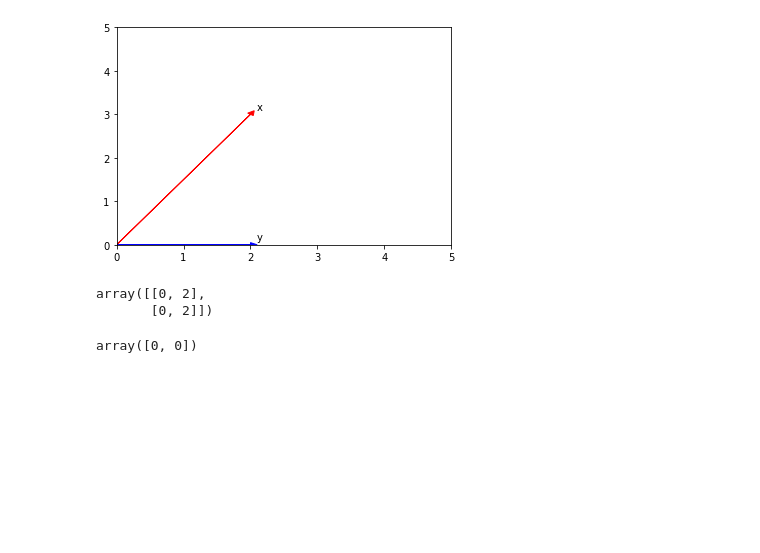
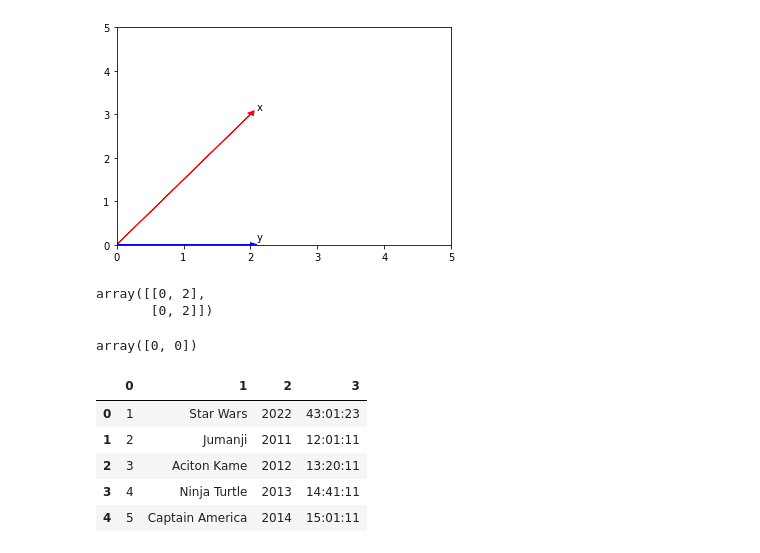
Before and after one commit to sultania-p/Data-Science, a Jupyter notebook: Coursera_IBM_data_science/Notebooks For Practise/pandas_&_numpy.ipynb, the cells around one changed output. Drawn from its saved outputs; the diff is of its cells as text; code cells hidden in the pictures; blank space fills up the shorter version.

```diff
--- a/Coursera_IBM_data_science/Notebooks For Practise/pandas_&_numpy.ipynb
+++ b/Coursera_IBM_data_science/Notebooks For Practise/pandas_&_numpy.ipynb
@@ -241,0 +244,11 @@ array([0, 0])
+# %%
+df = pd.read_csv('./new_songs_released.csv', header=None) #using header = None to denote no header available
+# %%
+df
+# %% [output]
+|  | 0 | 1 | 2 | 3 |
+| 0 | 1 | Star Wars | 2022 | 43:01:23 |
+| 1 | 2 | Jumanji | 2011 | 12:01:11 |
+| 2 | 3 | Aciton Kame | 2012 | 13:20:11 |
+| 3 | 4 | Ninja Turtle | 2013 | 14:41:11 |
+| 4 | 5 | Captain America | 2014 | 15:01:11 |
```
Also changed, not shown: parts of 11 cells of this notebook, 1 other file.
